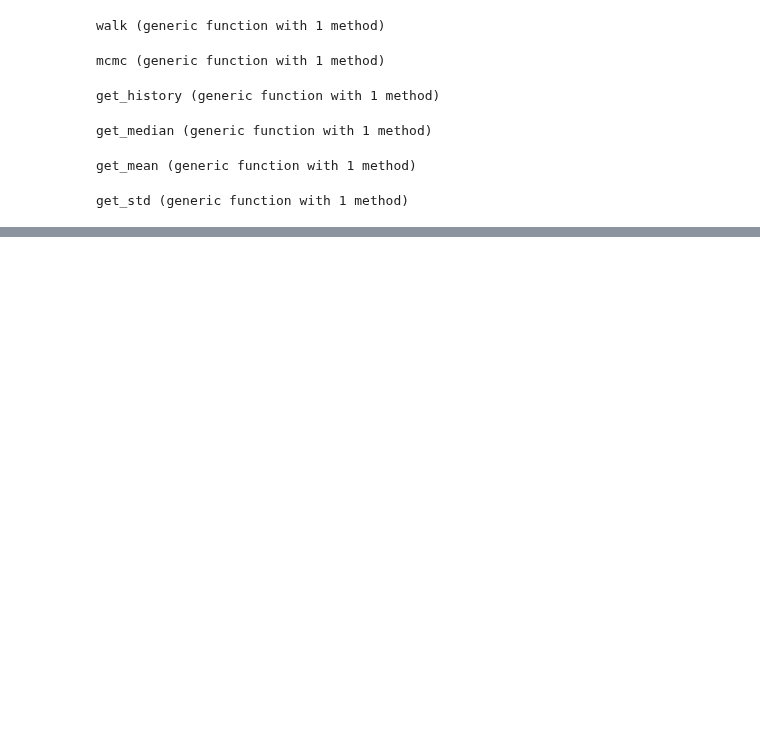
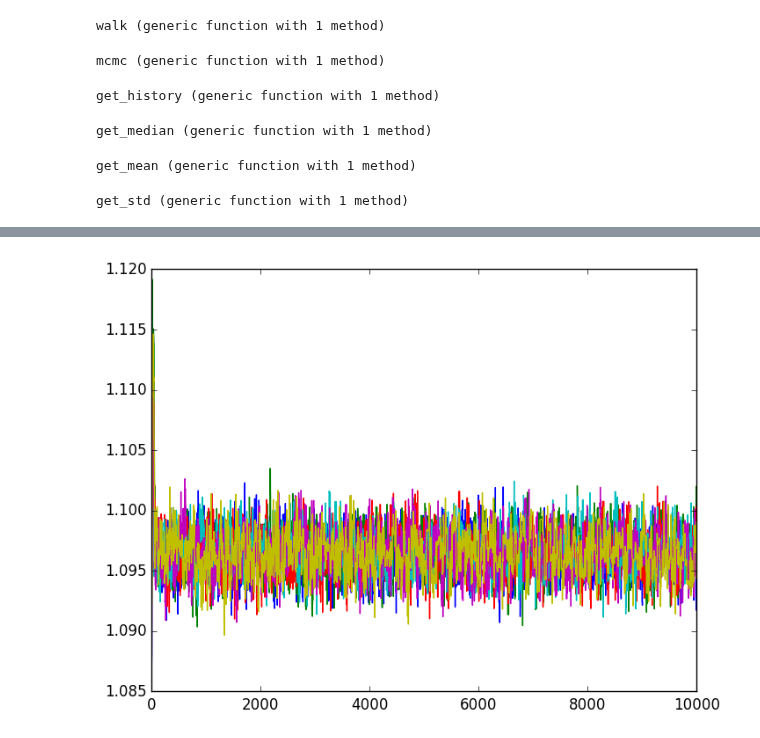
Before and after one commit to jlustigy/ExoJulia, a Jupyter notebook: Homework/hw4/mc_julia.ipynb, the cells around one changed output, grey strips where cells are left out. Cells and saved outputs as stored; diff of their text form; code cells hidden in the pictures; blank space fills up the shorter version.

```diff
--- a/Homework/hw4/mc_julia.ipynb
+++ b/Homework/hw4/mc_julia.ipynb
@@ -207,0 +201,9 @@ plot_walkers (generic function with 1 method)
+# %%
+function plot_histories(w_array::walker_array,p1::Int64,nstart::Int64)
+    for w=1:w_array.nwalkers
+        eyes = collect(1:w_array.recs[w].nsteps)
+        vals = get_history(w_array,w,p1,nstart)
+        plot(eyes,vals)
+    end
+    show()
+end
@@ -225,0 +284,4 @@ run_mcmc (generic function with 1 method)
+# %%
+plot_histories(results,2,1)
+# %% [output]
+[figure, added]
```
Also changed, not shown: parts of 13 cells of this notebook.
